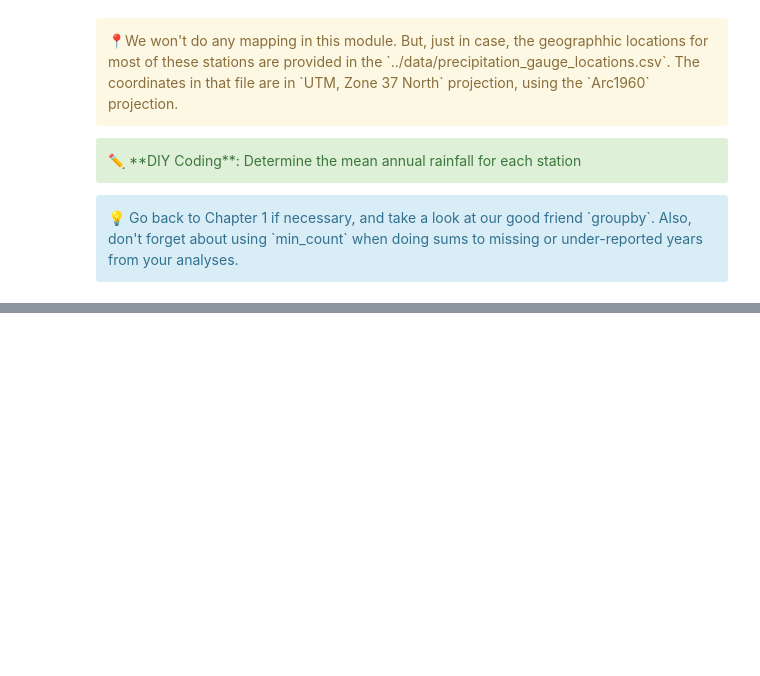
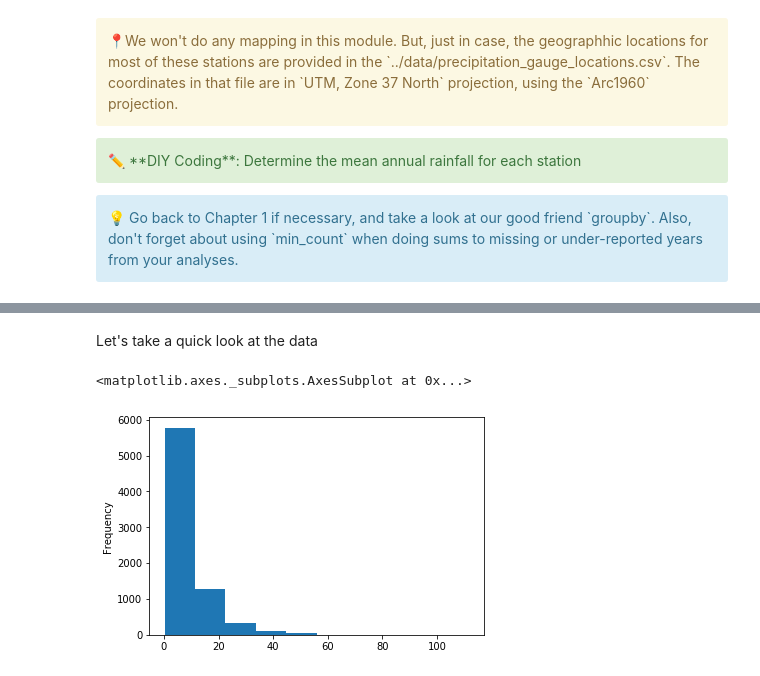
Before and after one commit to ecohydro/RidgeToReef, a Jupyter notebook: chapters/Chapter 2.ipynb, the cells around one changed output, grey strips where cells are left out. Cells and saved outputs as stored; diff of their text form; code cells hidden in the pictures; blank space fills up the shorter version.

```diff
--- a/chapters/Chapter 2.ipynb
+++ b/chapters/Chapter 2.ipynb
@@ -219,0 +205,5 @@ Length: 80, dtype: float64
+# %%
+station = 'JACOBSON FARM'
+columns = [station] + ['Year', 'Month', 'Datetime']
+rainfall = df[columns]
+rainfall.head()
@@ -219,0 +218,9 @@ Length: 80, dtype: float64
+# %% [markdown]
+Let's take a quick look at the data
+# %%
+# Plot a histogram of rainfall values for days with rain.
+daily_rainfall = rainfall.loc[rainfall[station] > 0][station]
+daily_rainfall.plot.hist()
+# %% [output]
+<matplotlib.axes._subplots.AxesSubplot at 0x...>
+[figure, added]
```
Also changed, not shown: parts of 29 cells of this notebook.
